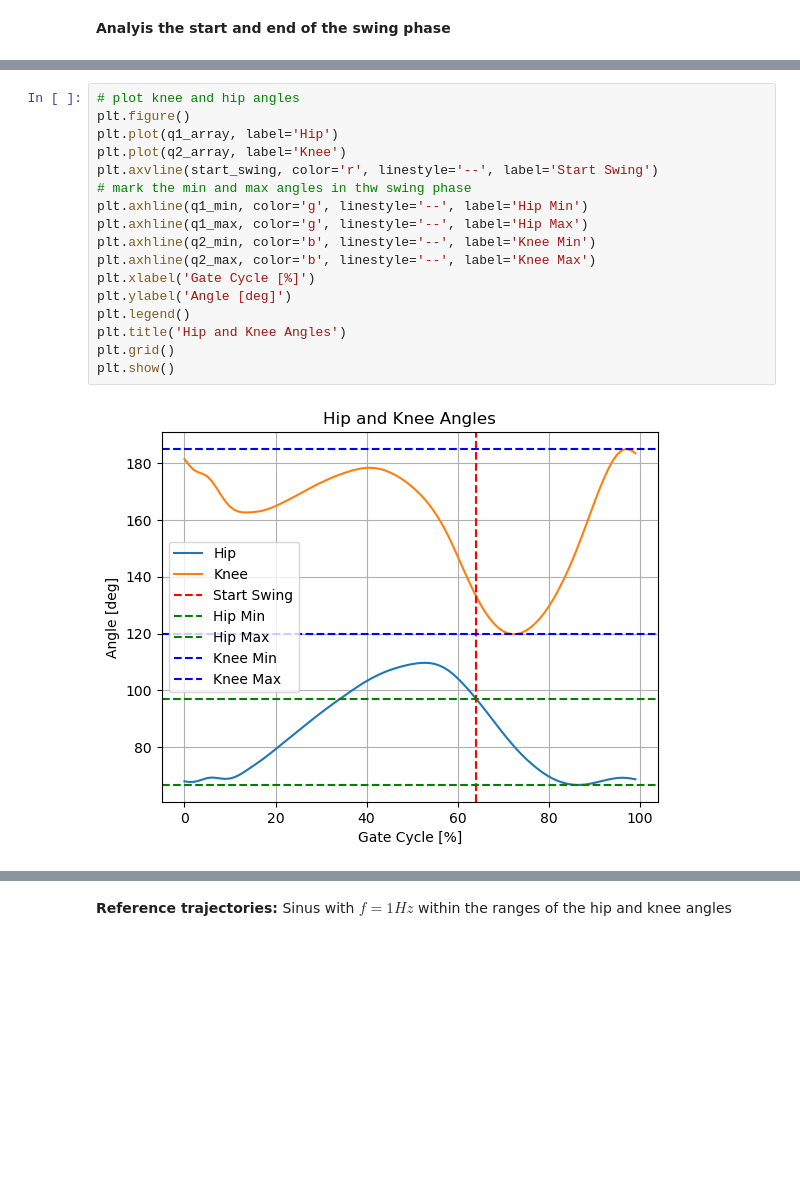
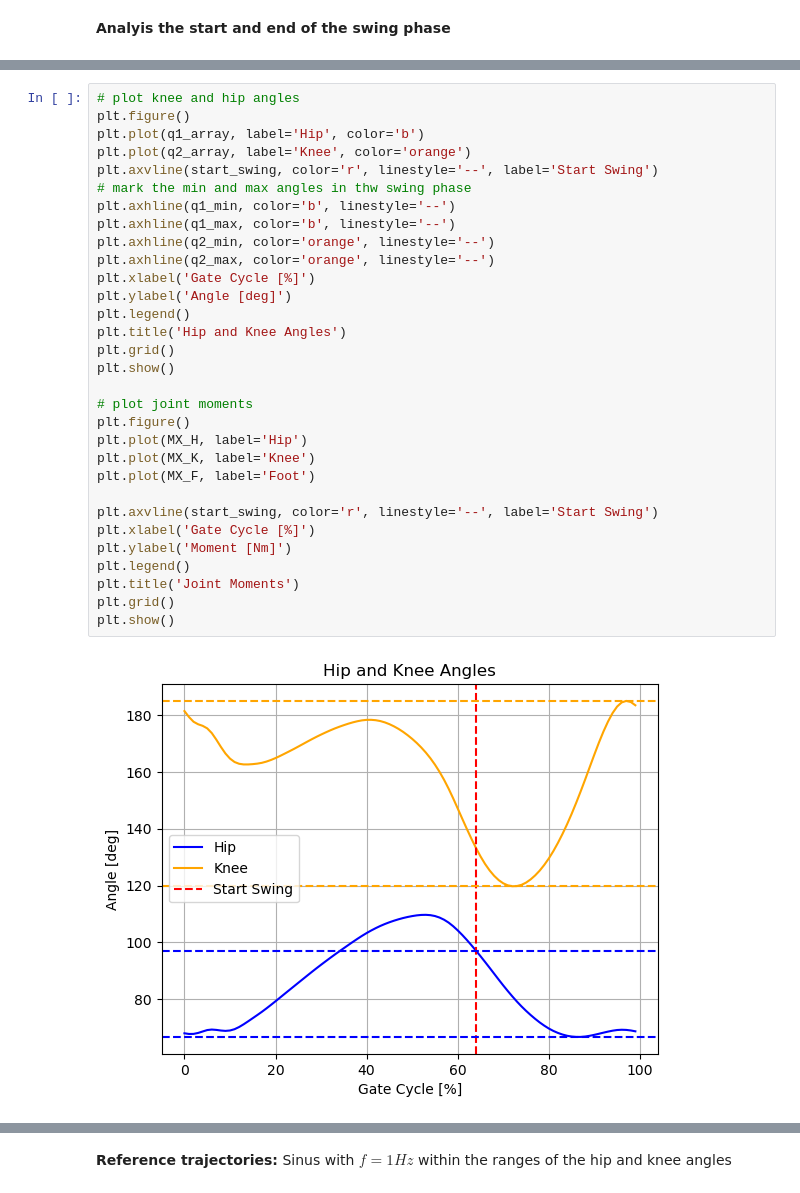
Before and after one commit to whichspaceiam/Computational_Bionics, a Jupyter notebook: Exercise_2/Exercise-2.ipynb, the cells around one changed output, grey strips where cells are left out. Cells and saved outputs as stored; diff of their text form; blank space fills up the shorter version.

```diff
--- a/Exercise_2/Exercise-2.ipynb
+++ b/Exercise_2/Exercise-2.ipynb
@@ -263,19 +267,33 @@ q2_min: 119.77, q2_max: 184.93
 # %%
 # plot knee and hip angles
 plt.figure()
-plt.plot(q1_array, label='Hip')
-plt.plot(q2_array, label='Knee')
+plt.plot(q1_array, label='Hip', color='b')
+plt.plot(q2_array, label='Knee', color='orange')
 plt.axvline(start_swing, color='r', linestyle='--', label='Start Swing')
 # mark the min and max angles in thw swing phase
-plt.axhline(q1_min, color='g', linestyle='--', label='Hip Min')
-plt.axhline(q1_max, color='g', linestyle='--', label='Hip Max')
-plt.axhline(q2_min, color='b', linestyle='--', label='Knee Min')
-plt.axhline(q2_max, color='b', linestyle='--', label='Knee Max')
+plt.axhline(q1_min, color='b', linestyle='--')
+plt.axhline(q1_max, color='b', linestyle='--')
+plt.axhline(q2_min, color='orange', linestyle='--')
+plt.axhline(q2_max, color='orange', linestyle='--')
 plt.xlabel('Gate Cycle [%]')
 plt.ylabel('Angle [deg]')
 plt.legend()
 plt.title('Hip and Knee Angles')
 plt.grid()
 plt.show()
+
+# plot joint moments
+plt.figure()
+plt.plot(MX_H, label='Hip')
+plt.plot(MX_K, label='Knee')
+plt.plot(MX_F, label='Foot')
+
+plt.axvline(start_swing, color='r', linestyle='--', label='Start Swing')
+plt.xlabel('Gate Cycle [%]')
+plt.ylabel('Moment [Nm]')
+plt.legend()
+plt.title('Joint Moments')
+plt.grid()
+plt.show()
 # %% [output]
-[figure, old version]
+[figure, new version]
```
Also changed, not shown: parts of 15 cells of this notebook, 1 other file.
